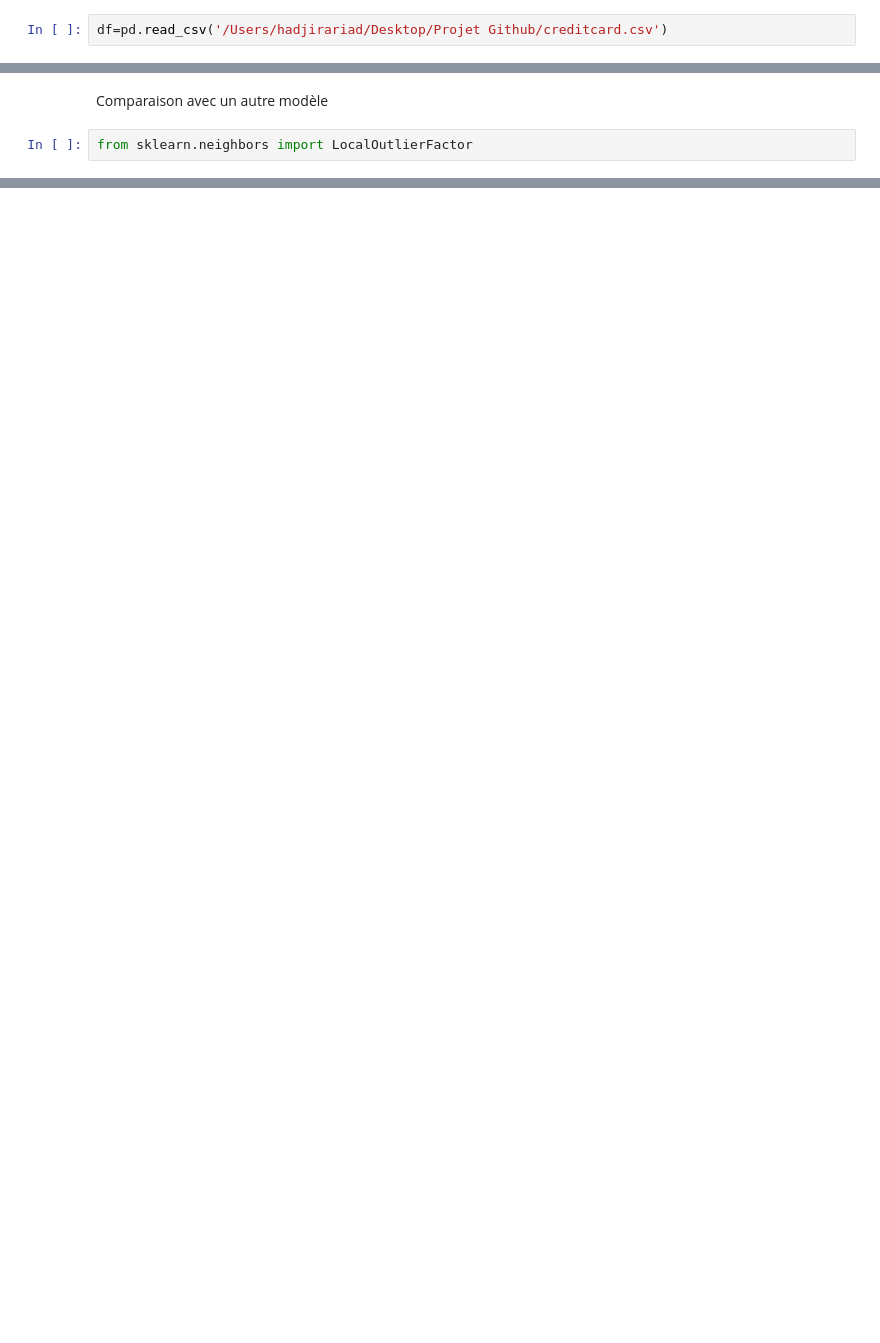
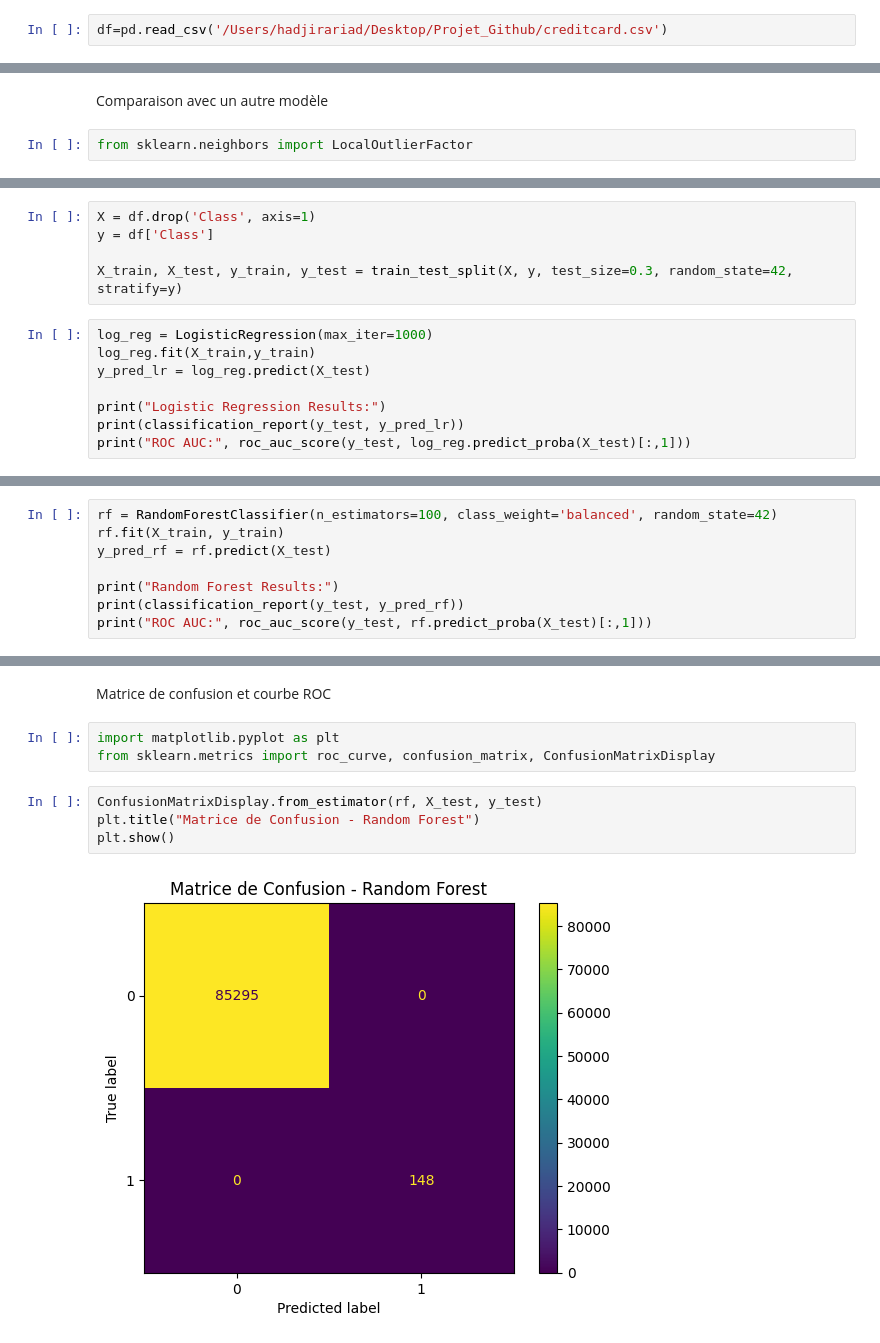
Before and after one commit to RiadHadjira/Fraud_Detection, a Jupyter notebook: Fraud_Detection.ipynb, the cells around one changed output, grey strips where cells are left out. Cells and saved outputs as stored; diff of their text form; blank space fills up the shorter version.

```diff
--- a/Fraud_Detection.ipynb
+++ b/Fraud_Detection.ipynb
@@ -8,7 +8,7 @@ import seaborn as sns
 # %% [markdown]
 Chargement du dataset
 # %%
-df=pd.read_csv('/Users/hadjirariad/Desktop/Projet Github/creditcard.csv')
+df=pd.read_csv('/Users/hadjirariad/Desktop/Projet_Github/creditcard.csv')
 # %% [markdown]
 Aperçu
 # %%
@@ -79,0 +156,13 @@ print(classification_report(y_true,y_pred_lof))
+# %%
+X = df.drop('Class', axis=1)
+y = df['Class']
+
+X_train, X_test, y_train, y_test = train_test_split(X, y, test_size=0.3, random_state=42, stratify=y)
+# %%
+log_reg = LogisticRegression(max_iter=1000)
+log_reg.fit(X_train,y_train)
+y_pred_lr = log_reg.predict(X_test)
+
+print("Logistic Regression Results:")
+print(classification_report(y_test, y_pred_lr))
+print("ROC AUC:", roc_auc_score(y_test, log_reg.predict_proba(X_test)[:,1]))
@@ -79,0 +185,8 @@ print(classification_report(y_true,y_pred_lof))
+# %%
+rf = RandomForestClassifier(n_estimators=100, class_weight='balanced', random_state=42)
+rf.fit(X_train, y_train)
+y_pred_rf = rf.predict(X_test)
+
+print("Random Forest Results:")
+print(classification_report(y_test, y_pred_rf))
+print("ROC AUC:", roc_auc_score(y_test, rf.predict_proba(X_test)[:,1]))
@@ -79,0 +205,11 @@ print(classification_report(y_true,y_pred_lof))
+# %% [markdown]
+Matrice de confusion et courbe ROC
+# %%
+import matplotlib.pyplot as plt
+from sklearn.metrics import roc_curve, confusion_matrix, ConfusionMatrixDisplay
+# %%
+ConfusionMatrixDisplay.from_estimator(rf, X_test, y_test)
+plt.title("Matrice de Confusion - Random Forest")
+plt.show()
+# %% [output]
+[figure, added]
```
Also changed, not shown: parts of 17 cells of this notebook.
